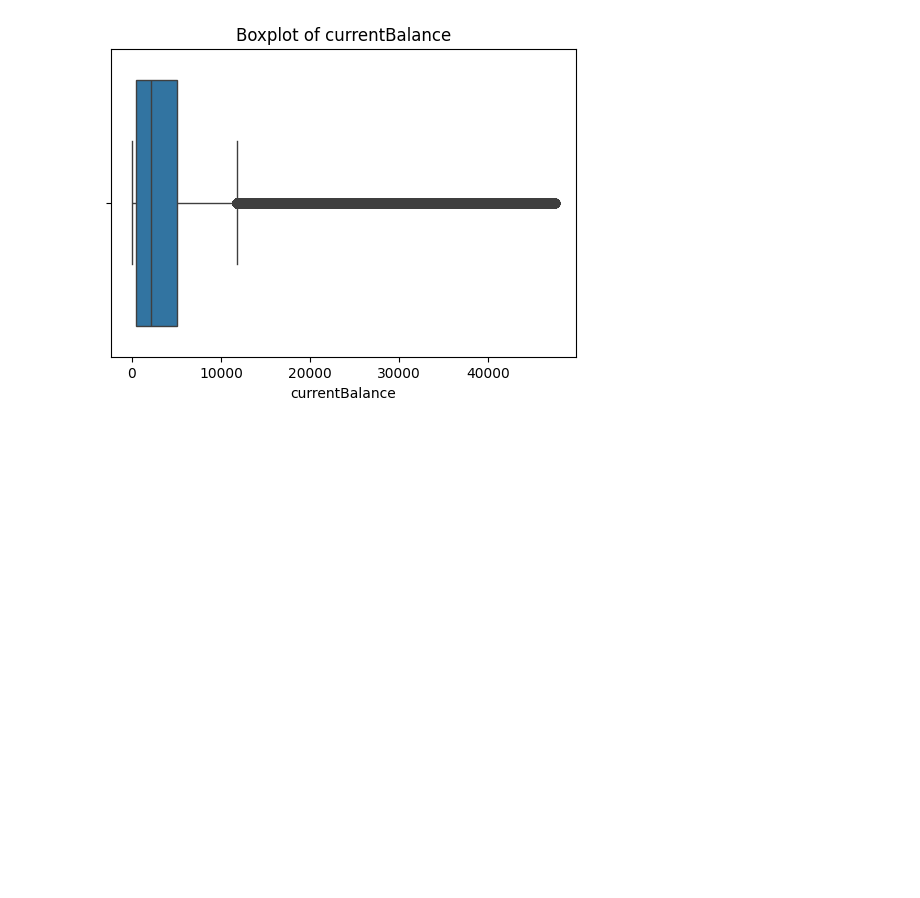
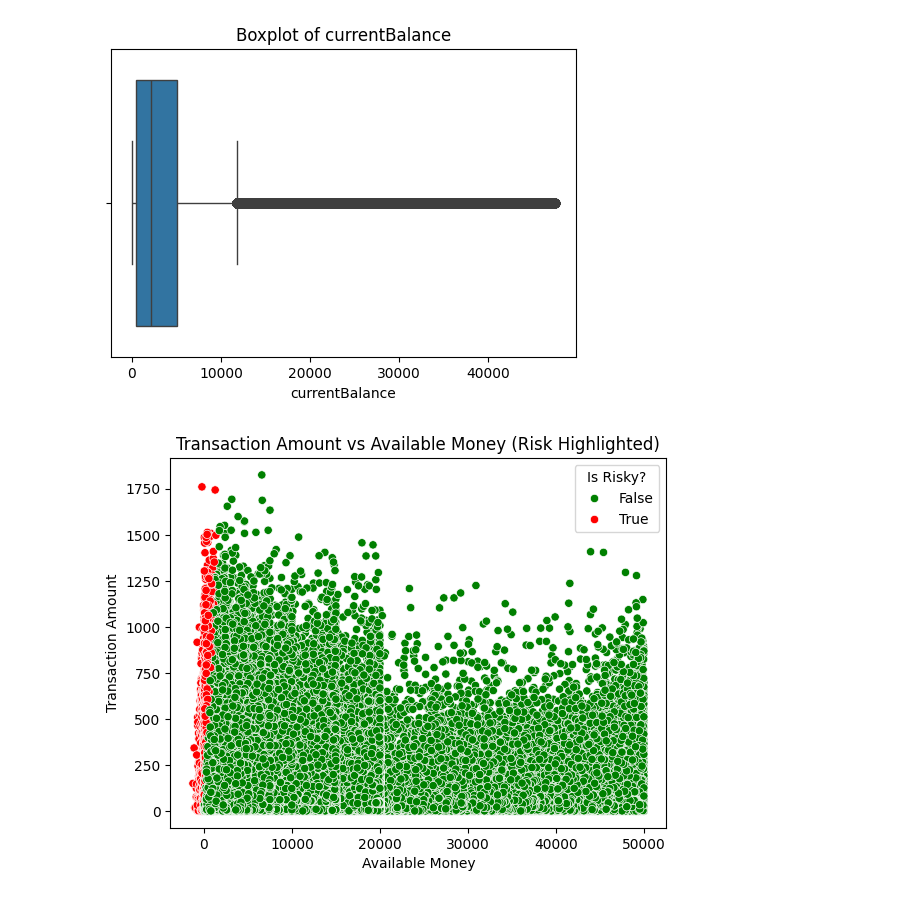
Before and after one commit to AsmitaOjha/Internship_ExtensoData_Work, a Jupyter notebook: Projects/Task_3_EDA/notebook/EDA.ipynb, the cells around one changed output. Drawn from its saved outputs; the diff is of its cells as text; code cells hidden in the pictures; blank space fills up the shorter version.

```diff
--- a/Projects/Task_3_EDA/notebook/EDA.ipynb
+++ b/Projects/Task_3_EDA/notebook/EDA.ipynb
@@ -230,3 +230,17 @@ for col in cols:
 [figure]
 [figure]
 [figure]
+# %%
+#visualizing outliers using scatter plot: availableMoney vs trasnactionAmout
+import seaborn as sns
+import matplotlib.pyplot as plt
+df['is_risky']= df['transactionAmount']>df['availableMoney']
+#spending more than they currentl have available
+sns.scatterplot(x='availableMoney', y='transactionAmount', data=df, hue='is_risky', palette={True: 'red', False: 'green'})
+plt.title('Transaction Amount vs Available Money (Risk Highlighted)')
+plt.xlabel('Available Money')
+plt.ylabel('Transaction Amount')
+plt.legend(title='Is Risky?')
+plt.show()
+# %% [output]
+[figure, added]
```
Also changed, not shown: parts of 6 cells of this notebook.
